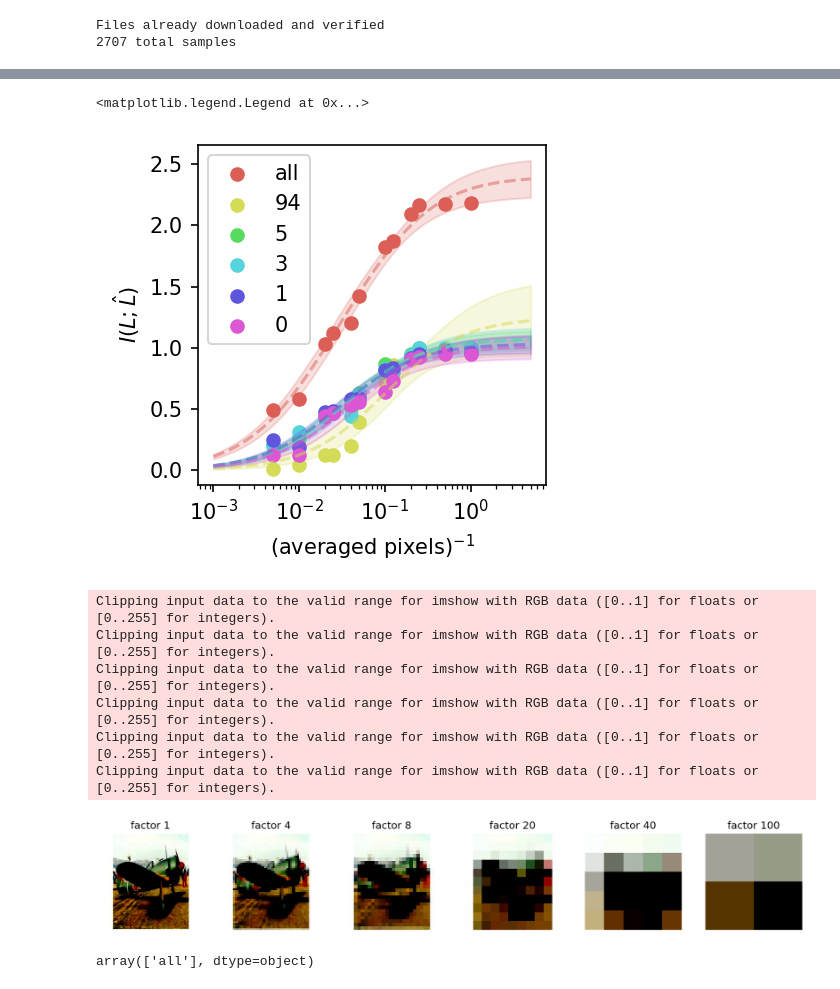
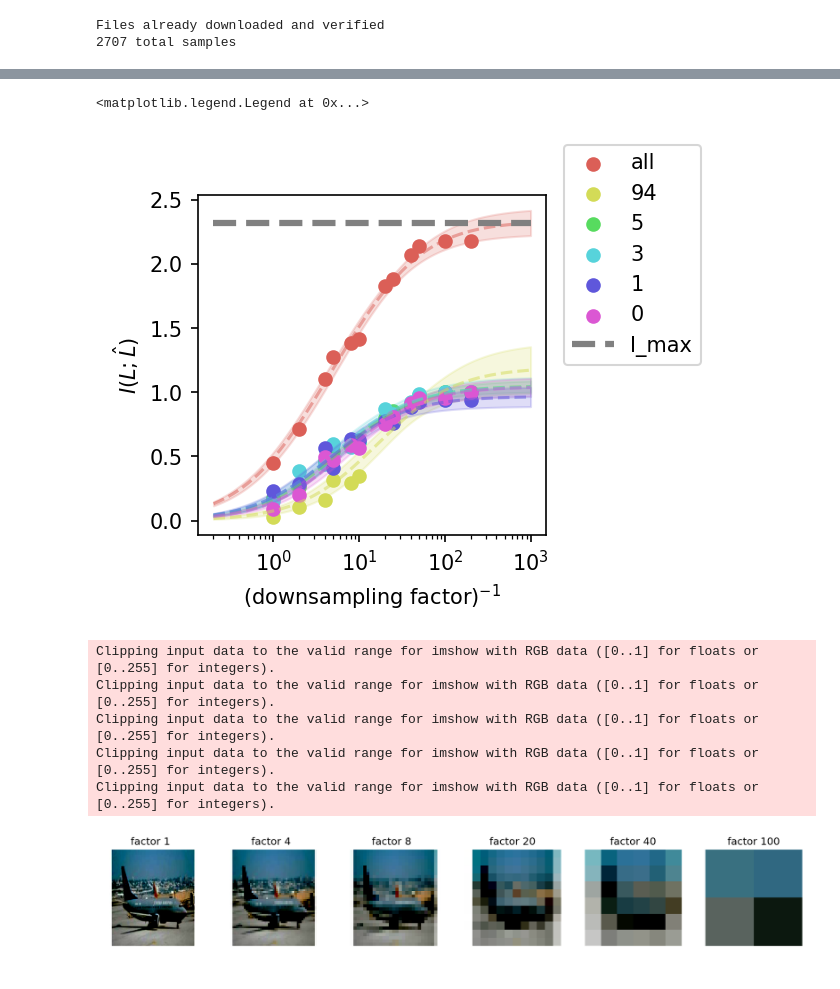
Before and after one commit to ggdna/scScaling, a Jupyter notebook: analysis/Caltech101_resolution.ipynb, the cells around one changed output, grey strips where cells are left out. Saved outputs shown, nothing was run; the diff lists cells and outputs as text; code cells hidden in the pictures.

```diff
--- a/analysis/Caltech101_resolution.ipynb
+++ b/analysis/Caltech101_resolution.ipynb
@@ -120,7 +120,7 @@ def estimate_mi(model, dataloader, downsample_factor=1):
 # %%
 transform = transforms.Compose([
     transforms.Lambda(lambda img: img.convert("RGB") if img.mode != "RGB" else img),  # ensure RGB
-    transforms.Resize((224, 224)),  # resize to a manageable resolution
+    transforms.Resize((240, 240)),  # resize to a manageable resolution
     transforms.ToTensor(),  # convert to tensor
     transforms.Normalize(mean=[0.5, 0.5, 0.5], std=[0.5, 0.5, 0.5])  # normalize
 ])
@@ -135,7 +135,7 @@ labels = Caltech101.y  # class indices for the dataset
 class_counts = Counter(labels)
 
 # find top n largest classes
-top_n = 4
+top_n = 5
 top_n_classes = [cls for cls, _ in class_counts.most_common(top_n)]
 
 # subset the dataset to include only samples from these top classes
@@ -169,7 +169,7 @@ print("factors to process:", factors)
 for factor in factors:
     print(f"downsampling by factor {factor}...")
 
-    model = MobileNetClassifier(num_classes=top_n)
+    model = MobileNetClassifier(num_classes=101)
     model.to('cuda')
     train_model(model, data_loader, epochs=10, downsample_factor=factor)
 
@@ -231,40 +217,44 @@ palette = sns.color_palette("hls", len(classes))
 
 for i, x in enumerate(classes[::-1]):
     # prepare data
-    x_data = 1 / df[df['Class label'] == x]['Factor']
+    x_data = (200 / (df[df['Class label'] == x]['Factor']))
     y_data = df[df['Class label'] == x]['MI']
 
     # create model and parameters
     model = Model(info_scaling)
     params = model.make_params(A=1e-2, B=1e-2)  # initial guesses
     params['A'].min = 0  # set bounds
     params['B'].min = 0
 
     # fit model
     result = model.fit(y_data, params, x=x_data)
 
     # generate fit line
     x_fit = np.linspace(x_data.min()/5, 5*x_data.max(), 10**5)
     y_fit = model.eval(params=result.params, x=x_fit)
 
     # calculate confidence bands
     y_upper = result.eval_uncertainty(params=result.params,
                                       x=x_fit, sigma=2)
     y_lower = -y_upper
 
     # plot fit and data
     plt.plot(x_fit, y_fit, linestyle='--', color=palette[i], alpha=0.5)
     plt.fill_between(x_fit, y_fit + y_upper, y_fit + y_lower, color=palette[i], alpha=0.2)
     plt.scatter(x_data, y_data, color=palette[i], label=x)
 
+I_max = np.log2(top_n)
+plt.plot([np.min(x_fit), np.max(x_fit)], [I_max, I_max], linestyle='--',
+         color='grey', label='I_max', lw=3)
 
-plt.xlabel(r'$\text{(averaged pixels)}^{-1}$')
+
+plt.xlabel(r'$\text{(downsampling factor)}^{-1}$')
 plt.ylabel(r'$I(L; \hat{L})$')
 plt.xscale('log')
-plt.legend()
+plt.legend(loc=(1.05, 0.5))
 # %% [output]
 <matplotlib.legend.Legend at 0x...>
-[figure, old version]
+[figure, new version]
 # %%
 images, labels = [], []
 for batch in data_loader:
@@ -292,9 +282,4 @@ Clipping input data to the valid range for imshow with RGB data ([0..1] for floa
 Clipping input data to the valid range for imshow with RGB data ([0..1] for floats or [0..255] for integers).
 Clipping input data to the valid range for imshow with RGB data ([0..1] for floats or [0..255] for integers).
 Clipping input data to the valid range for imshow with RGB data ([0..1] for floats or [0..255] for integers).
-Clipping input data to the valid range for imshow with RGB data ([0..1] for floats or [0..255] for integers).
-[figure, old version]
+[figure, new version]
-# %%
-classes
-# %% [output]
-array(['all'], dtype=object)
```
Also changed, not shown: parts of 2 cells of this notebook, 1 other file.
